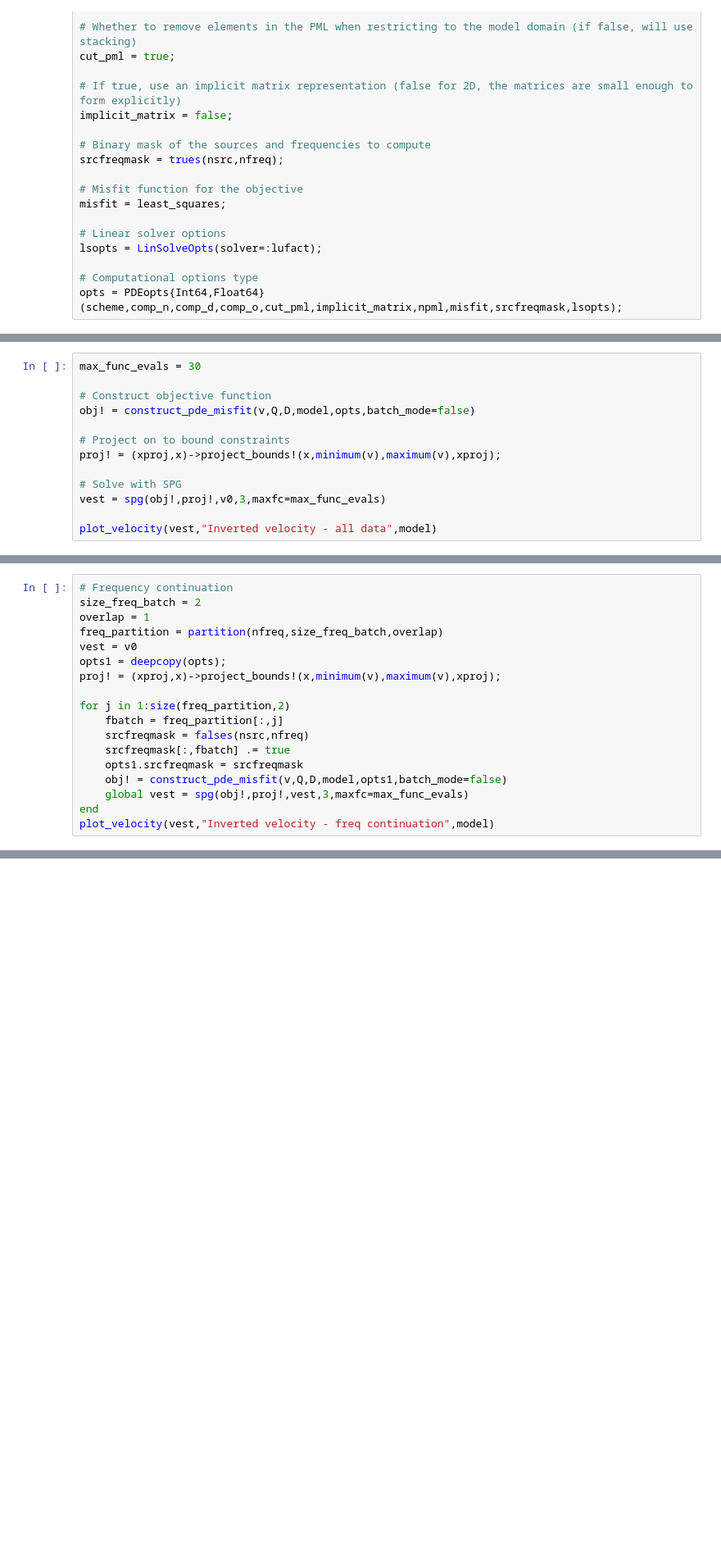
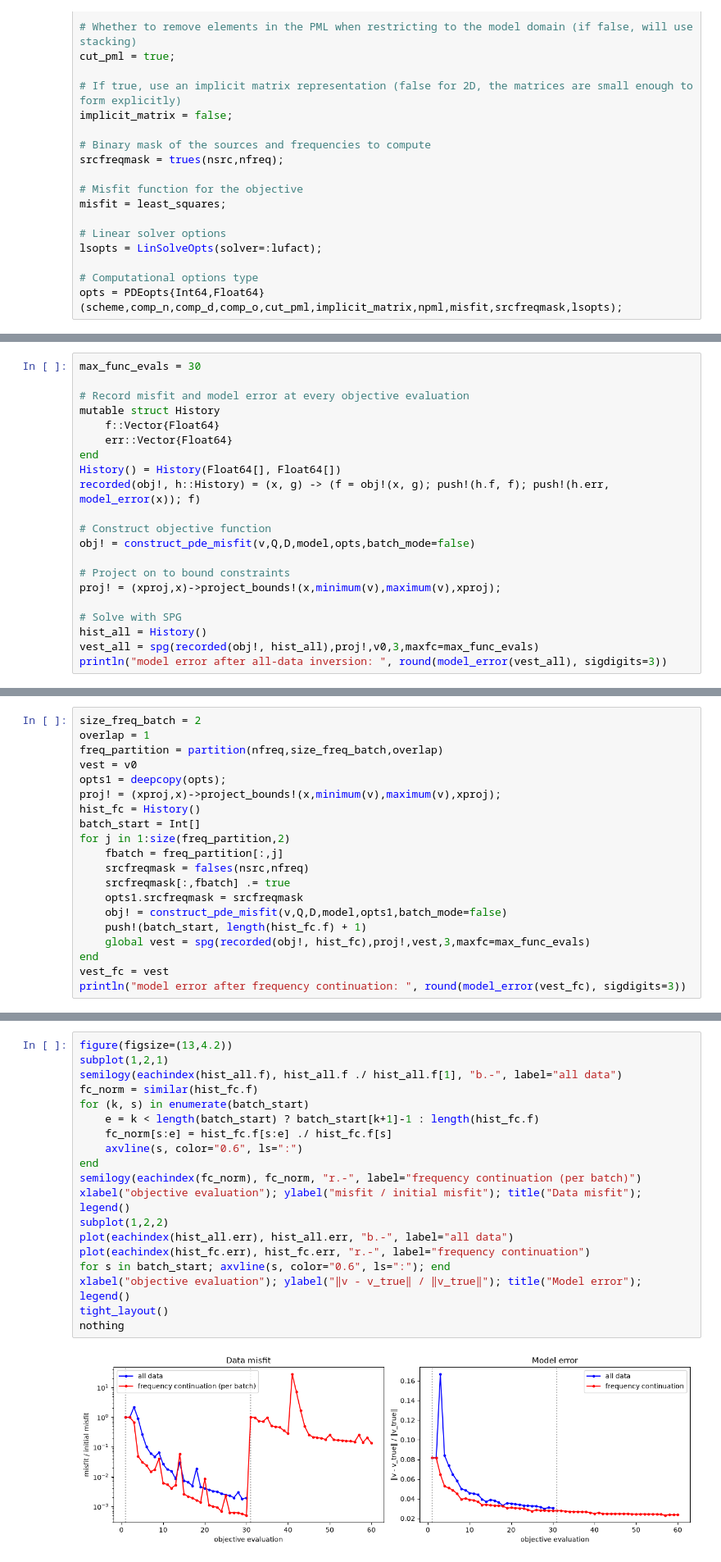
Before and after one commit to slimgroup/WAVEFORM.jl, a Jupyter notebook: examples/Simple 2D FWI Example.ipynb, the cells around one changed output, grey strips where cells are left out. Shown at 82% size. Drawn from its saved outputs; the diff is of its cells as text; blank space fills up the shorter version.

```diff
--- a/examples/Simple 2D FWI Example.ipynb
+++ b/examples/Simple 2D FWI Example.ipynb
@@ -133,5 +165,13 @@ title("Frequency slice at $(model.freq[1]) Hz")
 # %%
 max_func_evals = 30
+
+# Record misfit and model error at every objective evaluation
+mutable struct History
+    f::Vector{Float64}
+    err::Vector{Float64}
+end
+History() = History(Float64[], Float64[])
+recorded(obj!, h::History) = (x, g) -> (f = obj!(x, g); push!(h.f, f); push!(h.err, model_error(x)); f)
 
 # Construct objective function
 obj! = construct_pde_misfit(v,Q,D,model,opts,batch_mode=false)
@@ -140,6 +180,6 @@ obj! = construct_pde_misfit(v,Q,D,model,opts,batch_mode=false)
 proj! = (xproj,x)->project_bounds!(x,minimum(v),maximum(v),xproj);
 
 # Solve with SPG
-vest = spg(obj!,proj!,v0,3,maxfc=max_func_evals)
-
-plot_velocity(vest,"Inverted velocity - all data",model)
+hist_all = History()
+vest_all = spg(recorded(obj!, hist_all),proj!,v0,3,maxfc=max_func_evals)
+println("model error after all-data inversion: ", round(model_error(vest_all), sigdigits=3))
@@ -146,18 +191,20 @@ plot_velocity(vest,"Inverted velocity - all data",model)
 # %%
-# Frequency continuation
 size_freq_batch = 2
 overlap = 1
 freq_partition = partition(nfreq,size_freq_batch,overlap)
 vest = v0
 opts1 = deepcopy(opts);
 proj! = (xproj,x)->project_bounds!(x,minimum(v),maximum(v),xproj);
-
+hist_fc = History()
+batch_start = Int[]
 for j in 1:size(freq_partition,2)
     fbatch = freq_partition[:,j]
     srcfreqmask = falses(nsrc,nfreq)
     srcfreqmask[:,fbatch] .= true
     opts1.srcfreqmask = srcfreqmask
     obj! = construct_pde_misfit(v,Q,D,model,opts1,batch_mode=false)
-    global vest = spg(obj!,proj!,vest,3,maxfc=max_func_evals)
+    push!(batch_start, length(hist_fc.f) + 1)
+    global vest = spg(recorded(obj!, hist_fc),proj!,vest,3,maxfc=max_func_evals)
 end
-plot_velocity(vest,"Inverted velocity - freq continuation",model)
+vest_fc = vest
+println("model error after frequency continuation: ", round(model_error(vest_fc), sigdigits=3))
@@ -163,0 +216,21 @@ plot_velocity(vest,"Inverted velocity - freq continuation",model)
+# %%
+figure(figsize=(13,4.2))
+subplot(1,2,1)
+semilogy(eachindex(hist_all.f), hist_all.f ./ hist_all.f[1], "b.-", label="all data")
+fc_norm = similar(hist_fc.f)
+for (k, s) in enumerate(batch_start)
+    e = k < length(batch_start) ? batch_start[k+1]-1 : length(hist_fc.f)
+    fc_norm[s:e] = hist_fc.f[s:e] ./ hist_fc.f[s]
+    axvline(s, color="0.6", ls=":")
+end
+semilogy(eachindex(fc_norm), fc_norm, "r.-", label="frequency continuation (per batch)")
+xlabel("objective evaluation"); ylabel("misfit / initial misfit"); title("Data misfit"); legend()
+subplot(1,2,2)
+plot(eachindex(hist_all.err), hist_all.err, "b.-", label="all data")
+plot(eachindex(hist_fc.err), hist_fc.err, "r.-", label="frequency continuation")
+for s in batch_start; axvline(s, color="0.6", ls=":"); end
+xlabel("objective evaluation"); ylabel("‖v - v_true‖ / ‖v_true‖"); title("Model error"); legend()
+tight_layout()
+nothing
+# %% [output]
+[figure, added]
```
Also changed, not shown: parts of 15 cells of this notebook, 3 other files.
